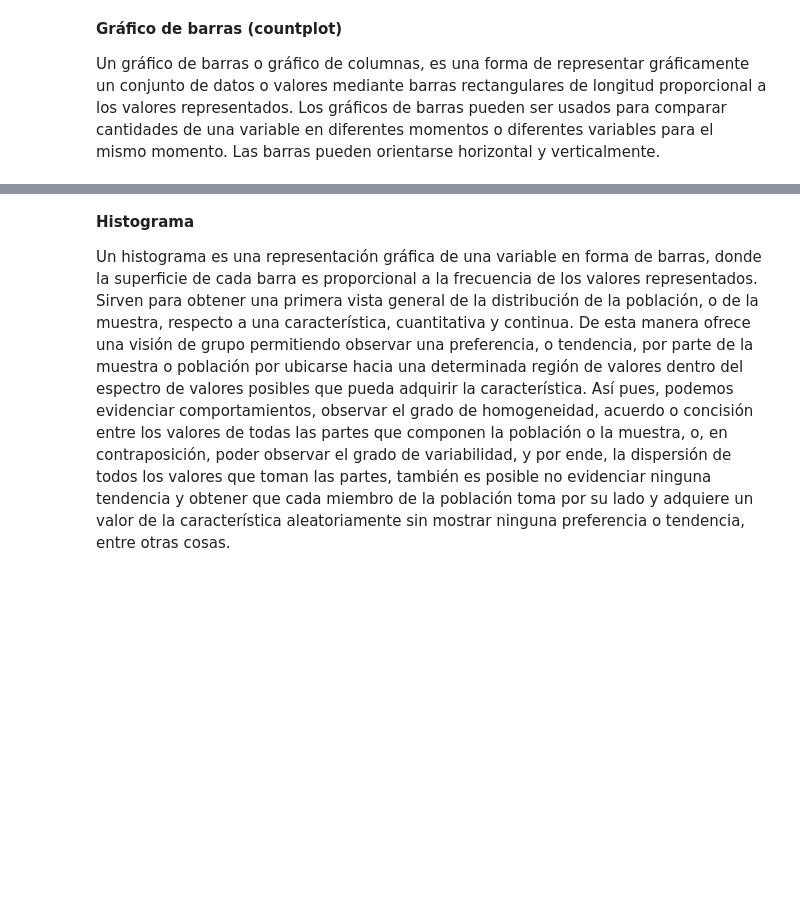
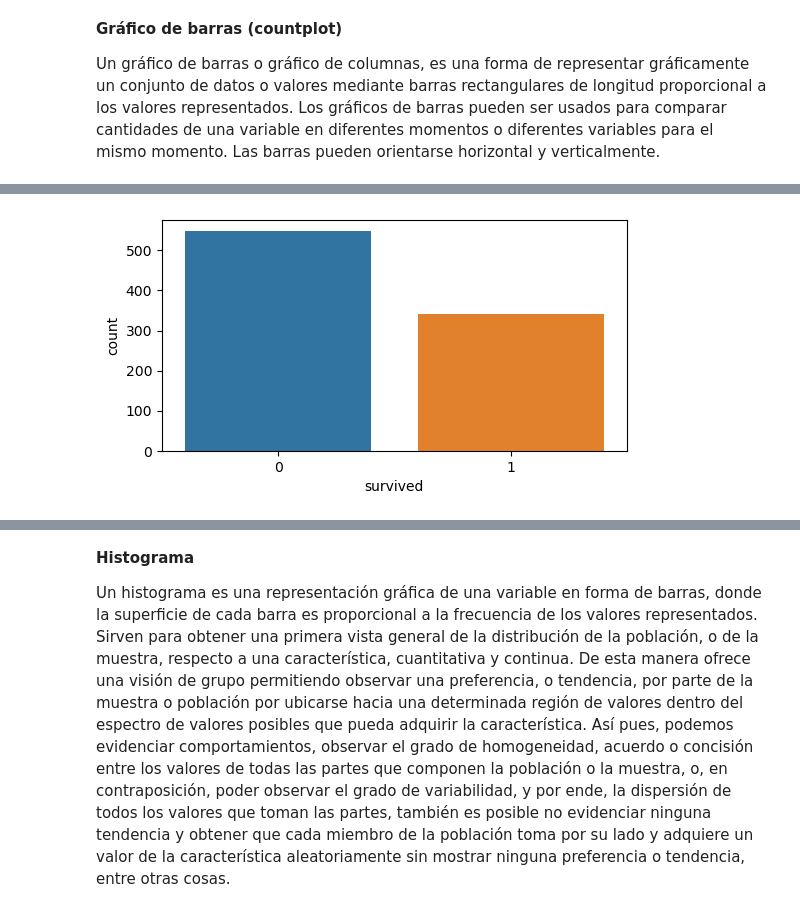
Before and after one commit to Ironhack-Data-Madrid-Octubre-2023/apuntes_clase, a Jupyter notebook: semana_5/1.1 - Estadistica descriptiva.ipynb, the cells around one changed output, grey strips where cells are left out. Drawn from its saved outputs; the diff is of its cells as text; code cells hidden in the pictures; blank space fills up the shorter version.

```diff
--- a/semana_5/1.1 - Estadistica descriptiva.ipynb
+++ b/semana_5/1.1 - Estadistica descriptiva.ipynb
@@ -961,0 +1055,4 @@ Un gráfico de barras o gráfico de columnas, es una forma de representar gráfi
+# %%
+sns.countplot(x=df.survived);
+# %% [output]
+[figure, added]
```
Also changed, not shown: parts of 37 cells of this notebook, 2 other files.
